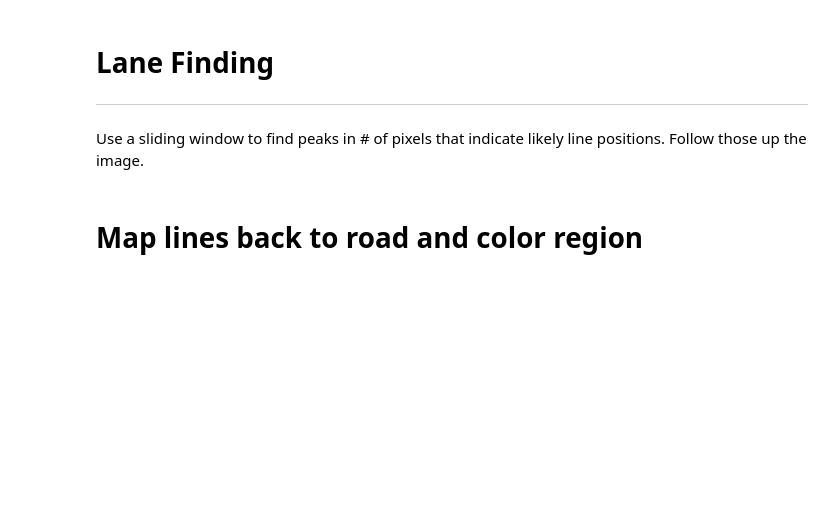
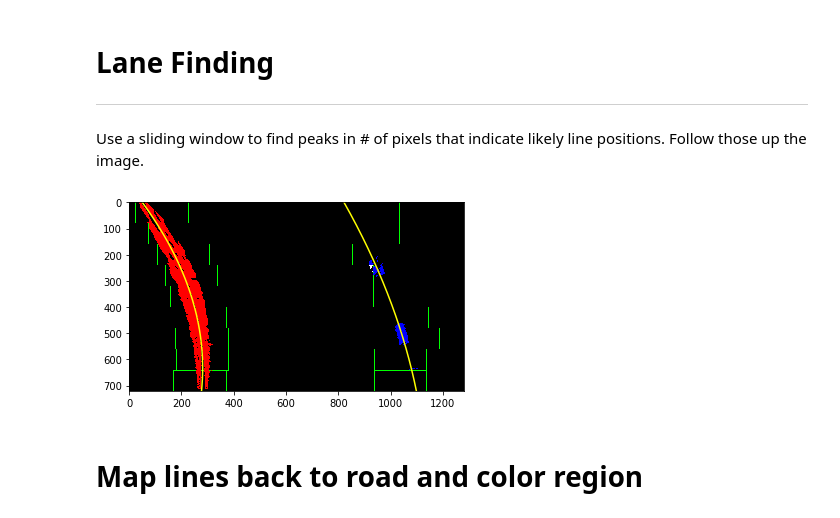
Before and after one commit to spillow/CarND-Advanced-Lane-Lines, a Jupyter notebook: Lane_Detection.ipynb, the cells around one changed output. Drawn from its saved outputs; the diff is of its cells as text; code cells hidden in the pictures; blank space fills up the shorter version.

```diff
--- a/Lane_Detection.ipynb
+++ b/Lane_Detection.ipynb
@@ -253,26 +256,28 @@ def calc_poly_fit_and_curvature(ylen, leftx, lefty, rightx, righty):
 # %%
 lane_lines = []
 
 for ext_img in extracted_lanes_images:
     (leftx, lefty, rightx, righty, out_img) = get_lane_line_pixels(ext_img)
     ((Al, Bl, Cl), (Ar, Br, Cr), ploty, Rc_l, Rc_r, dist_from_center) = calc_poly_fit_and_curvature(
         ext_img.shape[0], leftx, lefty, rightx, righty)
 
     left_fitx = Al*ploty**2 + Bl*ploty + Cl
     right_fitx = Ar*ploty**2 + Br*ploty + Cr
 
     lane_lines.append((left_fitx, right_fitx, ploty, Rc_l, Rc_r, dist_from_center))
 
-    continue
+    #continue
 
     out_img[lefty, leftx] = [255, 0, 0]
     out_img[righty, rightx] = [0, 0, 255]
     plt.figure()
     plt.imshow(out_img)
     plt.plot(left_fitx, ploty, color='yellow')
     plt.plot(right_fitx, ploty, color='yellow')
     plt.xlim(0, 1280)
     plt.ylim(720, 0)
+# %% [output]
+[figure, added]
 # %% [markdown]
 # Map lines back to road and color region
 # %%
```
Also changed, not shown: parts of 3 cells of this notebook, 3 other files.
